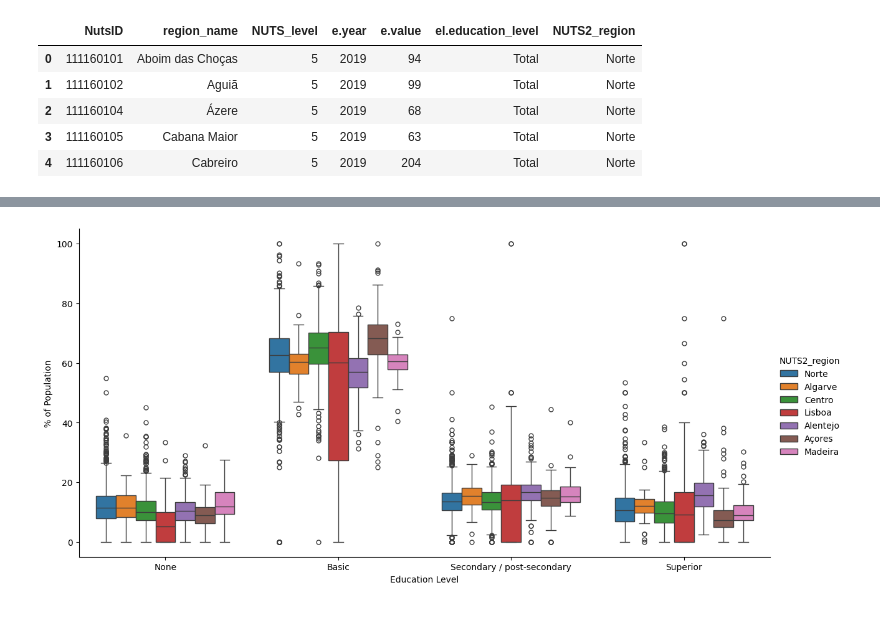
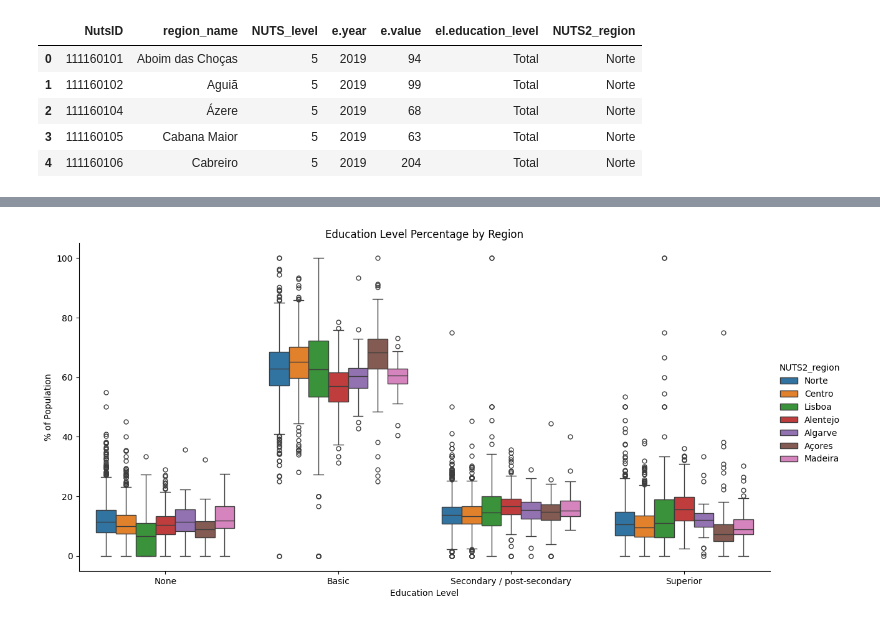
Before and after one commit to domwelsh/avcad_final, a Jupyter notebook: Codes/dom_PCA.ipynb, the cells around one changed output, grey strips where cells are left out. Saved outputs shown, nothing was run; the diff lists cells and outputs as text; code cells hidden in the pictures.

```diff
--- a/Codes/dom_PCA.ipynb
+++ b/Codes/dom_PCA.ipynb
@@ -134,0 +141,15 @@ Name: ed_level_perc, dtype: float64
+# %%
+education_order = ['None', 'Basic', 'Secondary / post-secondary', 'Superior']
+# %%
+ed_no_total_graph = ed_no_totals.copy()
+# %%
+# Convert the column to a categorical type with the custom order
+ed_no_total_graph['NUTS2_region'] = pd.Categorical(ed_no_total_graph['NUTS2_region'],
+                                                   categories=nuts2_order,
+                                                   ordered=True)
+ed_no_total_graph['el.education_level'] = pd.Categorical(ed_no_total_graph['el.education_level'],
+                                                         categories=education_order,
+                                                         ordered=True)
+# %%
+# Sort the DataFrame by the custom order
+ed_no_total_graph = ed_no_total_graph.sort_values(['NUTS2_region', 'el.education_level']).reset_index(drop=True)
@@ -135,15 +172,16 @@ Name: ed_level_perc, dtype: float64
 # %%
 sns.catplot(
-    data=ed_no_totals,
+    data=ed_no_total_graph,
     x="el.education_level",
     y="ed_level_perc",
     hue="NUTS2_region",
     kind="box",
     height=6,
     aspect=2
 )
+plt.title('Education Level Percentage by Region')
 plt.xlabel('Education Level')
 plt.ylabel('% of Population')
 plt.show()
 # %% [output]
-[figure, old version]
+[figure, new version]
```
Also changed, not shown: parts of 50 cells of this notebook, 5 other files.
